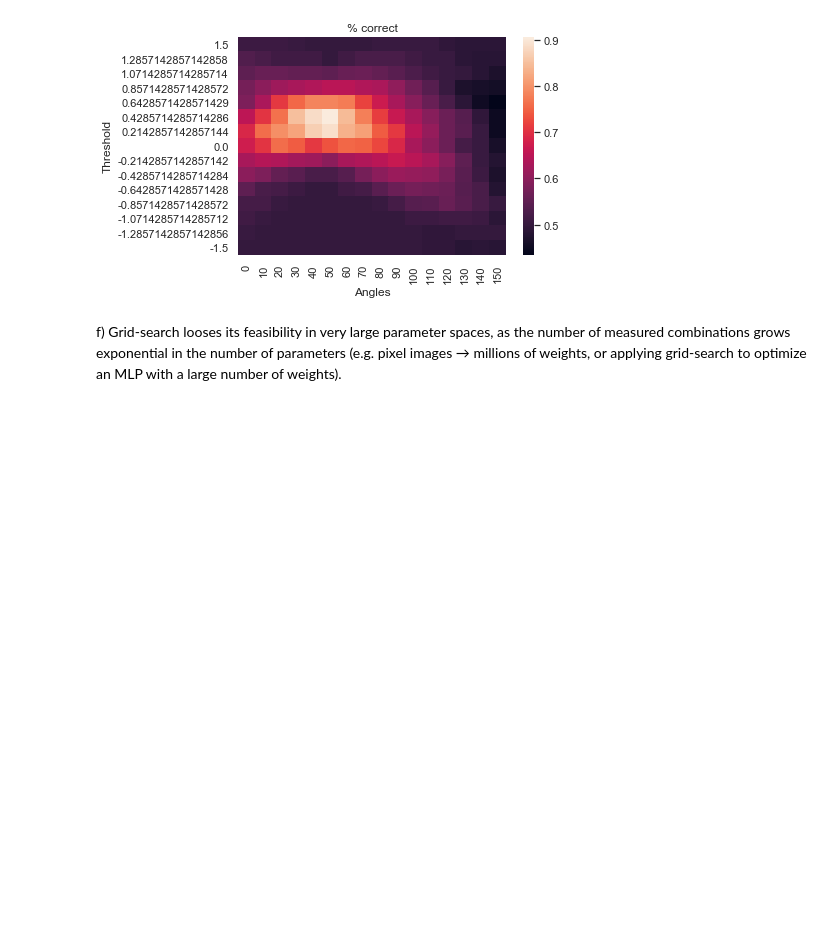
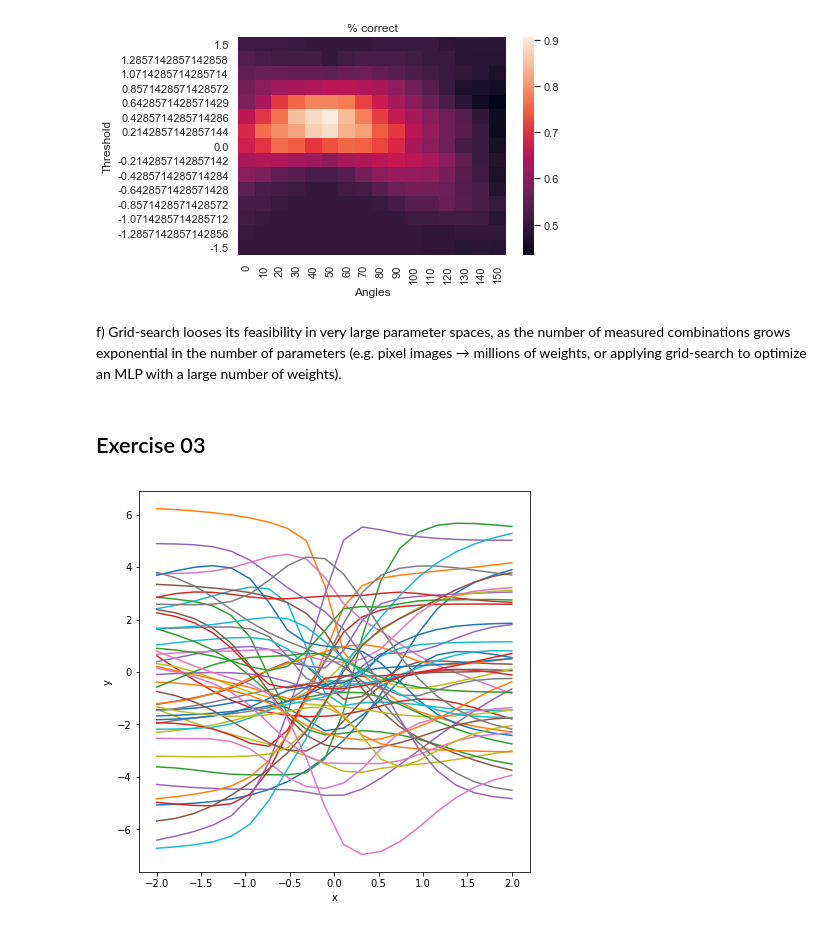
Before and after one commit to juanangd/TU_BERLIN, a Jupyter notebook: MI1-WS20:21/Exercise02/Exercise02.ipynb, the cells around one changed output. Cells and saved outputs as stored; diff of their text form; code cells hidden in the pictures; blank space fills up the shorter version.

```diff
--- a/MI1-WS20:21/Exercise02/Exercise02.ipynb
+++ b/MI1-WS20:21/Exercise02/Exercise02.ipynb
@@ -165,3 +166,30 @@ plt.show()
 [figure]
 # %% [markdown]
 f) Grid-search looses its feasibility in very large parameter spaces, as the number of measured combinations grows exponential in the number of parameters (e.g. pixel images → millions of weights, or applying grid-search to optimize an MLP with a large number of weights).
+# %% [markdown]
+## Exercise 03
+# %%
+## Random unitialization
+
+w21 = np.random.normal(0, 1, (10, 50))
+w10 = np.random.normal(0, 2, (10, 50))
+bi = np.random.uniform(-2, 2, (10, 50))
+
+n_it = 20
+
+x = np.linspace(-2, 2, n_it);
+yfinal1 = np.zeros((50, n_it))
+
+for i, xi in enumerate(x):
+
+    y = np.sum(np.multiply(w21, np.tanh(w10*xi - bi)), axis = 0)
+    yfinal1[:, i] = y
+# %%
+fig = plt.figure(figsize= (7, 7));
+for i in range(yfinal.shape[0]):
+
+    plt.plot(x, yfinal1[i, :])
+    plt.xlabel("x")
+    plt.ylabel("y")
+# %% [output]
+[figure, added]
```
Also changed, not shown: parts of 9 cells of this notebook, 1 other file.
